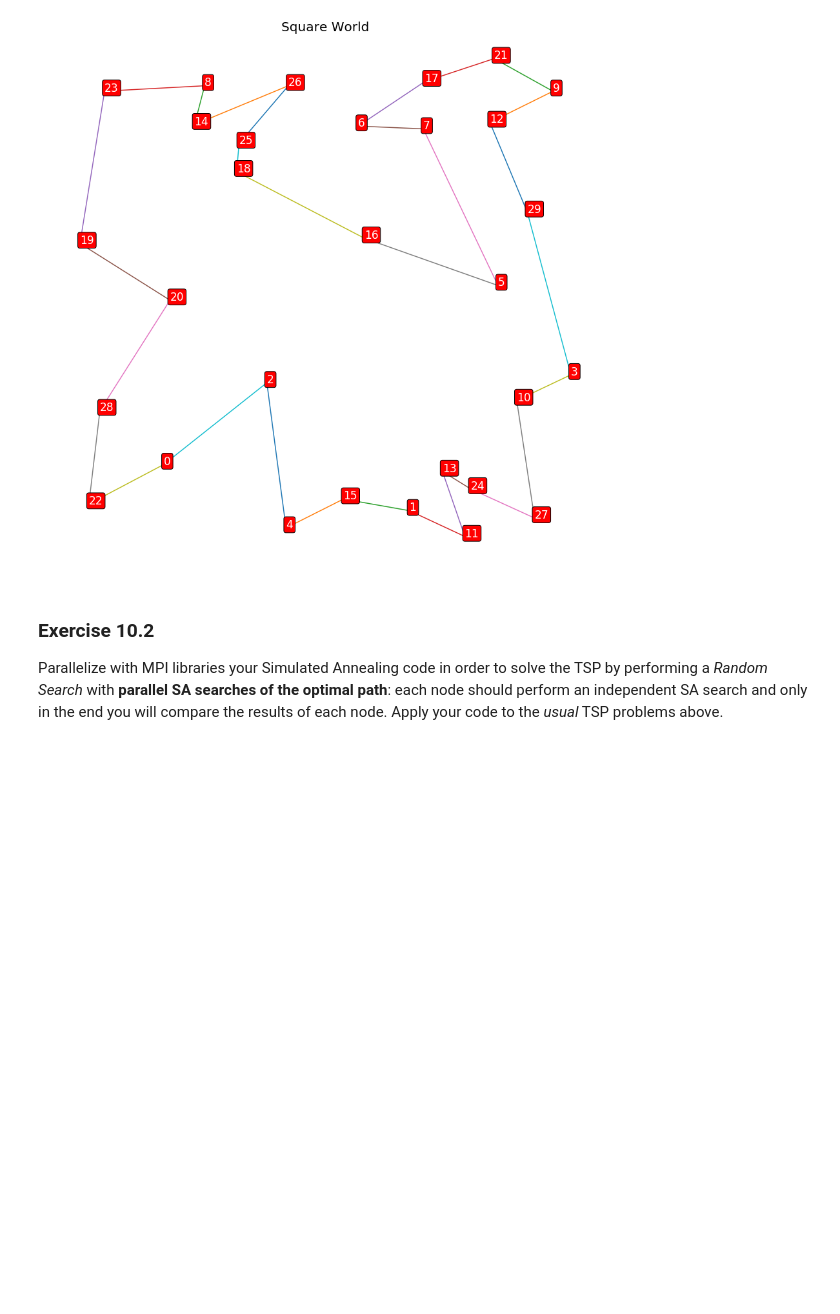
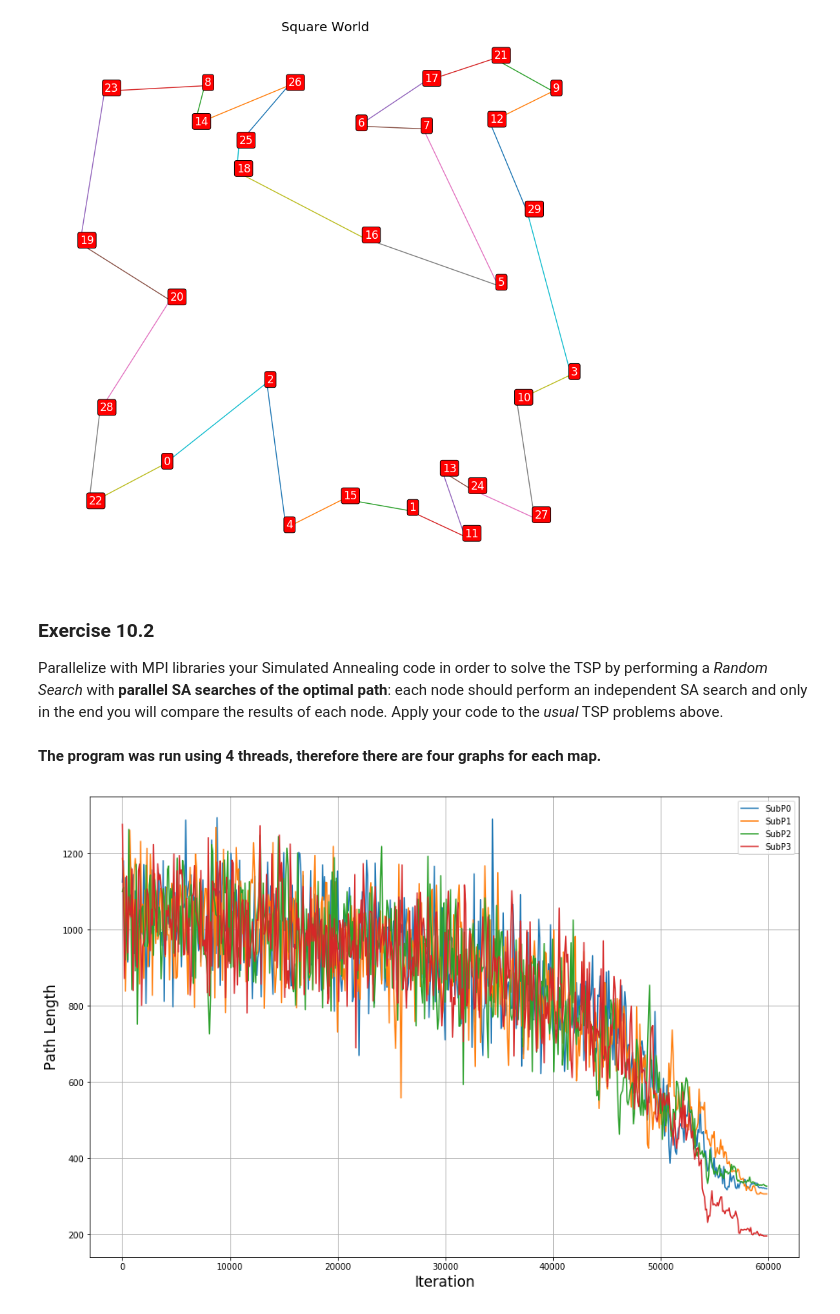
Before and after one commit to rcote98/LSN_exercise_delivery, a Jupyter notebook: esercitazione10/esercitazione10.ipynb, the cells around one changed output. Saved outputs shown, nothing was run; the diff lists cells and outputs as text; code cells hidden in the pictures; blank space fills up the shorter version.

```diff
--- a/esercitazione10/esercitazione10.ipynb
+++ b/esercitazione10/esercitazione10.ipynb
@@ -132,3 +132,25 @@ plt.show();
 Parallelize with MPI libraries your Simulated Annealing code in order to solve the TSP by performing a *Random Search* with **parallel SA searches of the optimal path**:
 each node should perform an independent SA search and only in the end you will compare the results of each node.
 Apply your code to the *usual* TSP problems above.
+# %% [markdown]
+__The program was run using 4 threads, therefore there are four graphs for each map.__
+# %%
+gen, path0, temp = np.loadtxt("output.circle.p0.dat", unpack=True, skiprows=1)
+gen, path1, temp = np.loadtxt("output.circle.p1.dat", unpack=True, skiprows=1)
+gen, path2, temp = np.loadtxt("output.circle.p2.dat", unpack=True, skiprows=1)
+gen, path3, temp = np.loadtxt("output.circle.p3.dat", unpack=True, skiprows=1)
+
+fig, axe = plt.subplots(figsize=[15,10])
+
+plt.plot(gen, path0, label = "SubP0")
+plt.plot(gen, path1, label = "SubP1")
+plt.plot(gen, path2, label = "SubP2")
+plt.plot(gen, path3, label = "SubP3")
+plt.ylabel("Path Length", fontsize = 17)
+plt.xlabel("Iteration", fontsize = 17)
+plt.legend(loc="best")
+plt.grid(True)
+
+plt.show()
+# %% [output]
+[figure, added]
```
Also changed, not shown: parts of 3 cells of this notebook, 13 other files.
